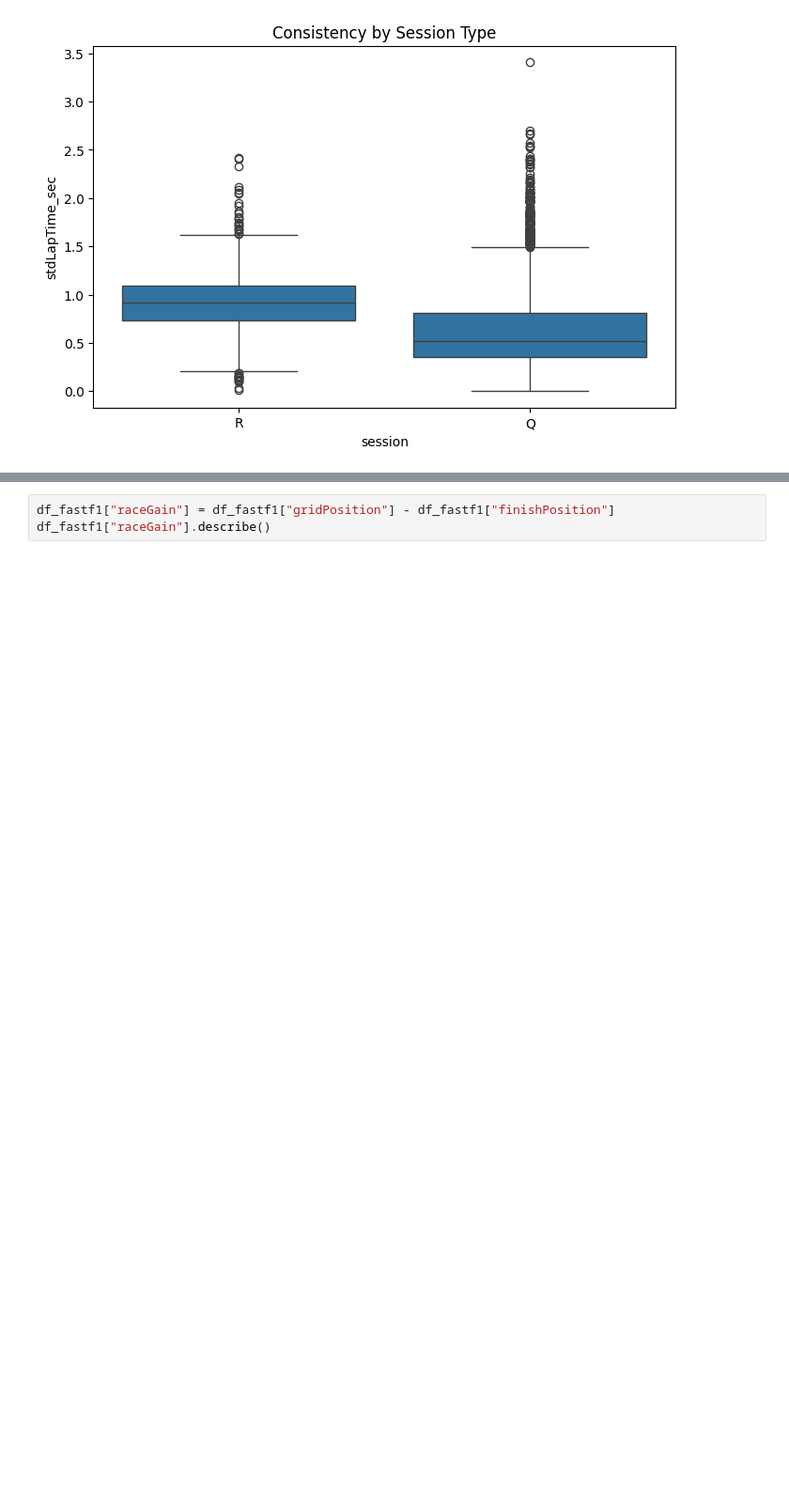
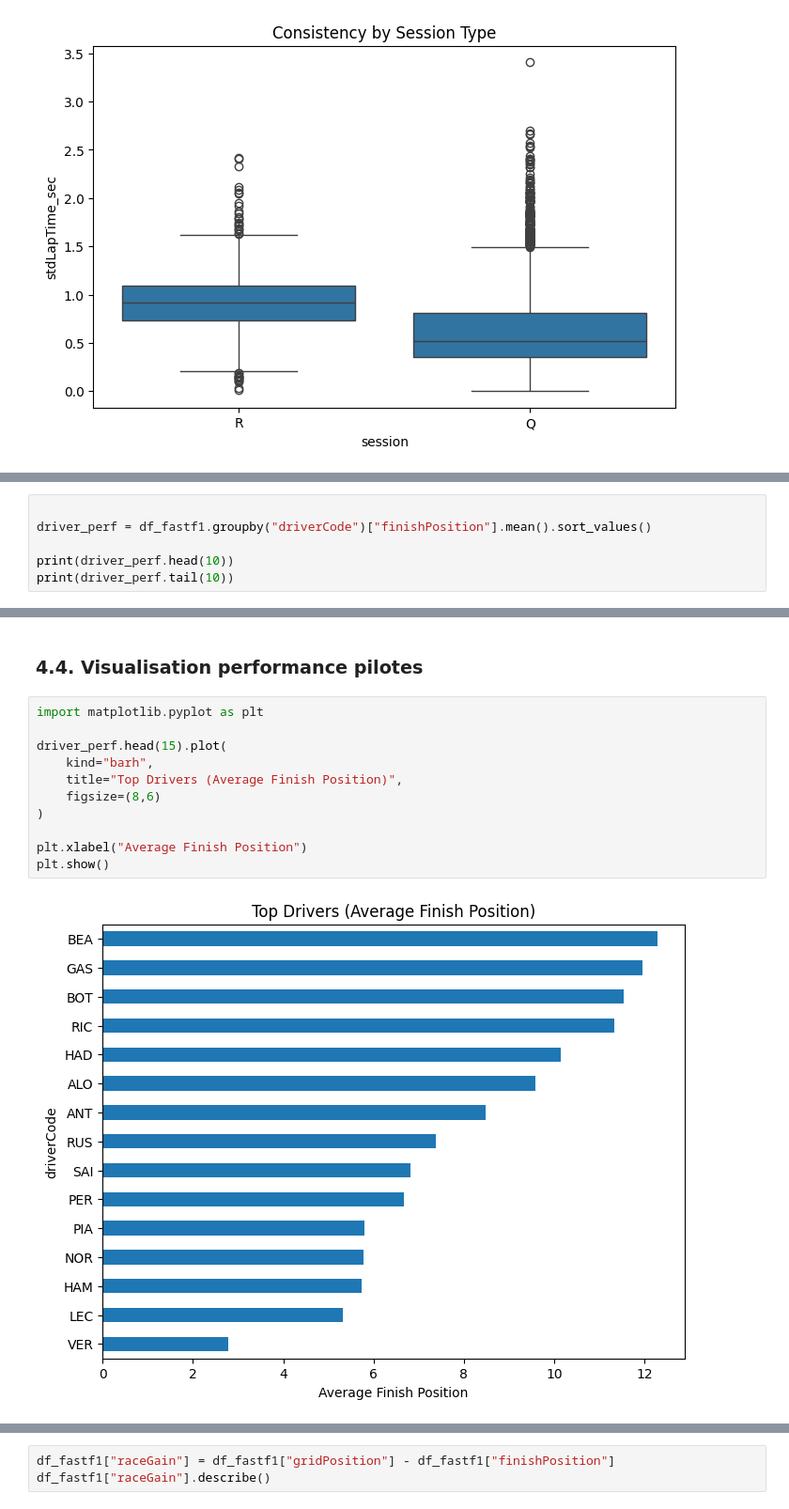
Before and after one commit to imanee3/Fil-rouge, a Jupyter notebook: notebooks/EDA.ipynb, the cells around one changed output, grey strips where cells are left out. Shown at 94% size. Cells and saved outputs as stored; diff of their text form; blank space fills up the shorter version.

```diff
--- a/notebooks/EDA.ipynb
+++ b/notebooks/EDA.ipynb
@@ -110,0 +121,6 @@ plt.show()
+# %%
+
+driver_perf = df_fastf1.groupby("driverCode")["finishPosition"].mean().sort_values()
+
+print(driver_perf.head(10))
+print(driver_perf.tail(10))
@@ -111 +145,16 @@ plt.show()
+# %% [markdown]
+### 4.4. Visualisation performance pilotes
+# %%
+import matplotlib.pyplot as plt
+
+driver_perf.head(15).plot(
+    kind="barh",
+    title="Top Drivers (Average Finish Position)",
+    figsize=(8,6)
+)
+
+plt.xlabel("Average Finish Position")
+plt.show()
+# %% [output]
+[figure, added]
 # %% [markdown]
```
Also changed, not shown: parts of 34 cells of this notebook, 10 other files.
